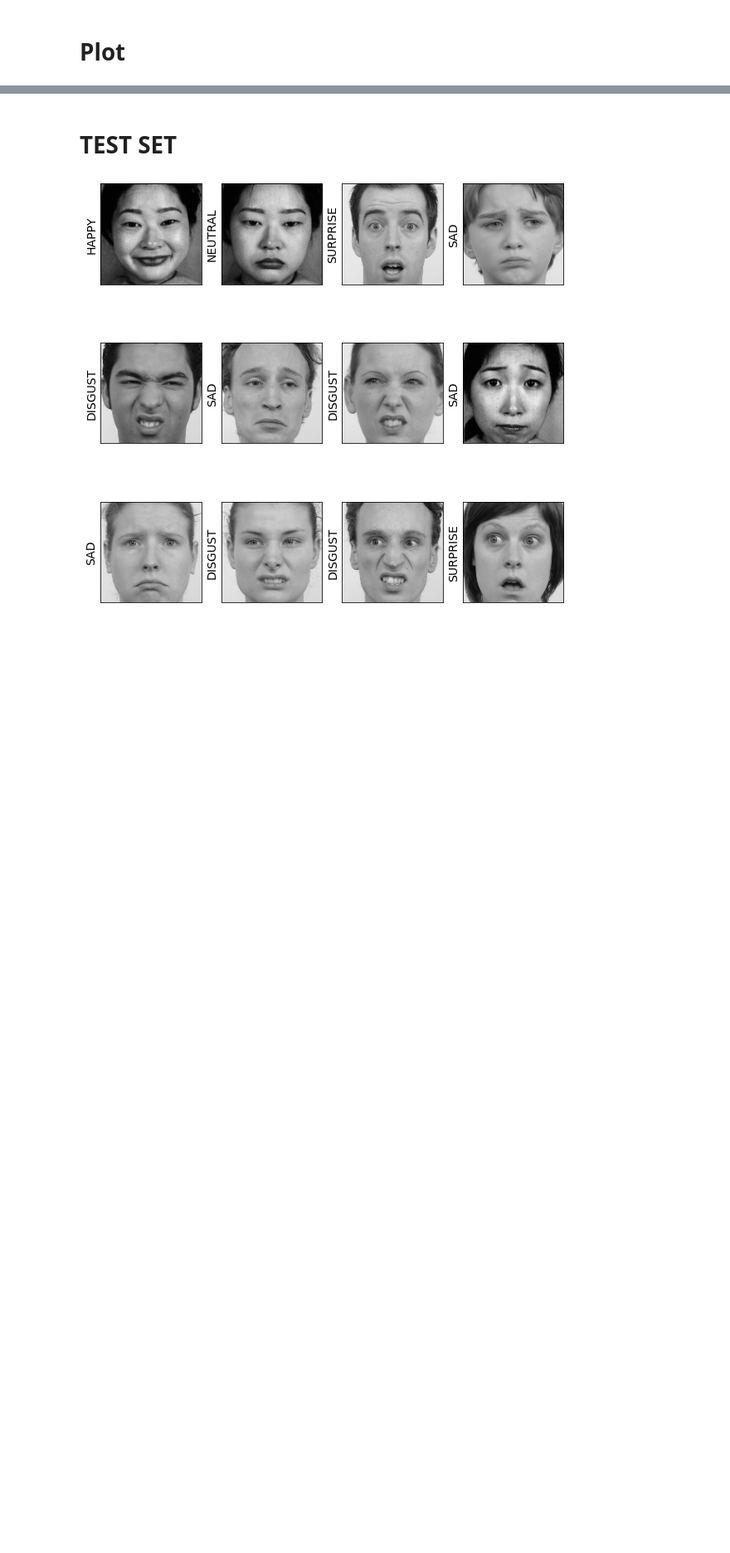
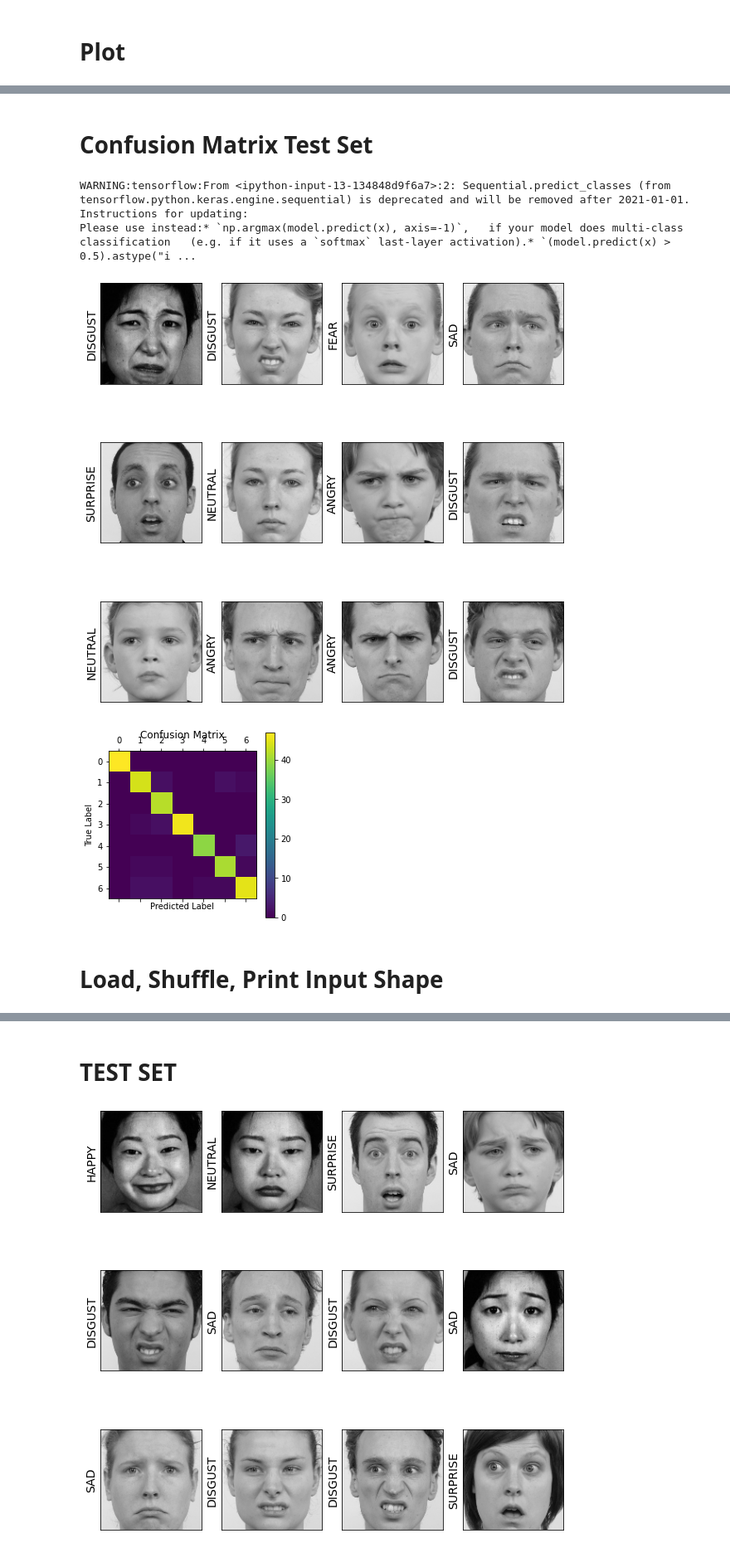
Before and after one commit to AlexTsev/DeepLearning, a Jupyter notebook: Emotion_Recognition_jaffe_rafd_kfold.ipynb, the cells around one changed output, grey strips where cells are left out. Shown at 83% size. Drawn from its saved outputs; the diff is of its cells as text; code cells hidden in the pictures; blank space fills up the shorter version.

```diff
--- a/Emotion_Recognition_jaffe_rafd_kfold.ipynb
+++ b/Emotion_Recognition_jaffe_rafd_kfold.ipynb
@@ -443 +352,34 @@ number of epochs: 100
 <Figure size 432x288 with 0 Axes>
+# %% [markdown]
+# **Confusion Matrix Test Set**
+# %%
+#print(np.where(y_test == 1)[1])
+res = model.predict_classes(x_test[0:12])
+plt.figure(figsize=(10, 10))
+
+for i in range(12):
+    plt.subplot(3, 4, i+1)
+    plt.imshow(x_test[i],cmap=plt.get_cmap('gray'))
+    plt.gca().get_xaxis().set_ticks([])
+    plt.gca().get_yaxis().set_ticks([])
+    plt.ylabel('%s' % getLabel(res[i]), fontsize=14)
+# show the plot
+plt.show()
+
+#Confusion Matrix Metrics
+results = model.predict_classes(x_test)
+cm = confusion_matrix(np.where(y_test == 1)[1], results)
+plt.matshow(cm)
+plt.title('Confusion Matrix')
+plt.colorbar()
+plt.ylabel('True Label')
+plt.xlabel('Predicted Label')
+plt.show()
+# %% [output]
+WARNING:tensorflow:From <ipython-input-13-134848d9f6a7>:2: Sequential.predict_classes (from tensorflow.python.keras.engine.sequential) is deprecated and will be removed after 2021-01-01.
+Instructions for updating:
+Please use instead:* `np.argmax(model.predict(x), axis=-1)`,   if your model does multi-class classification   (e.g. if it uses a `softmax` last-layer activation).* `(model.predict(x) > 0.5).astype("i ...
+[figure, added]
+[figure, added]
+# %% [markdown]
+# **Load, Shuffle, Print Input Shape**
```
Also changed, not shown: parts of 23 cells of this notebook.
